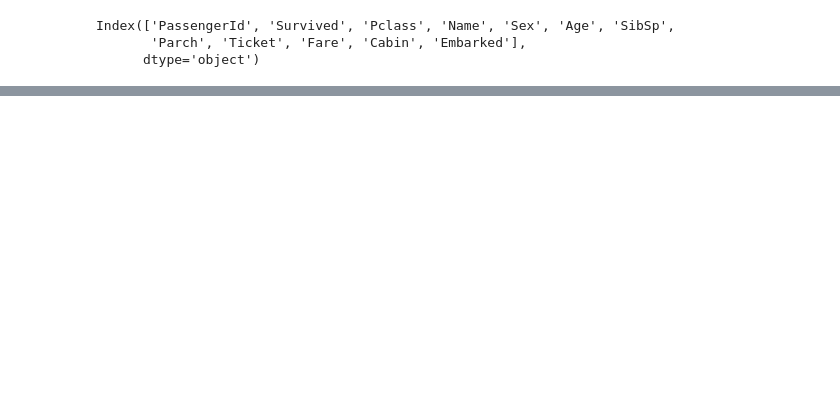
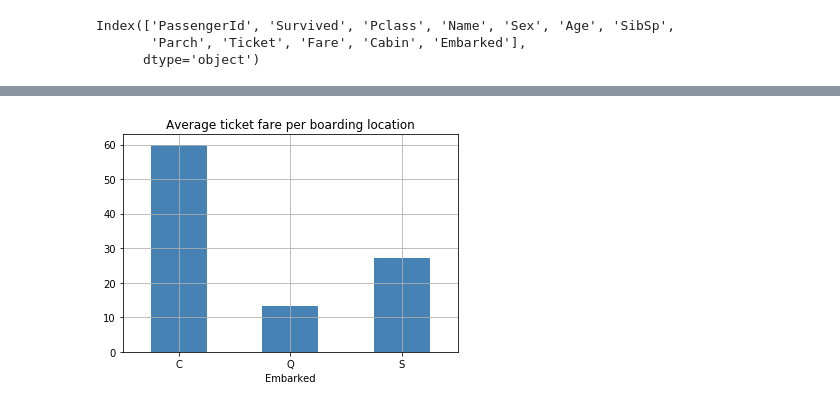
Before and after one commit to akulapa/Data622-HW2, a Jupyter notebook: EDA01.ipynb, the cells around one changed output, grey strips where cells are left out. Saved outputs shown, nothing was run; the diff lists cells and outputs as text; code cells hidden in the pictures; blank space fills up the shorter version.

```diff
--- a/EDA01.ipynb
+++ b/EDA01.ipynb
@@ -283,0 +390,6 @@ array([ 0.022     ,  0.996     ,  0.848     ,  0.95      ,  0.        ,
+# %%
+#Graphical presentation
+pipelineOutput.groupby('Embarked').agg('mean')['Fare'].plot(kind='bar', color='steelblue', grid=True, rot=0);
+plt.title("Average ticket fare per boarding location");
+# %% [output]
+[figure, added]
```
Also changed, not shown: parts of 78 cells of this notebook.
